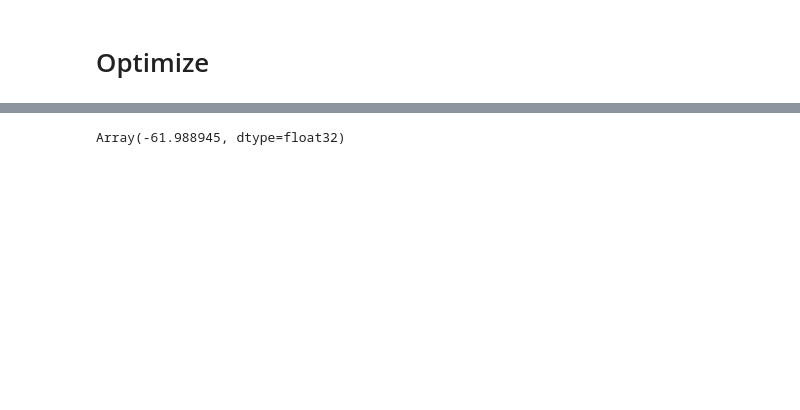
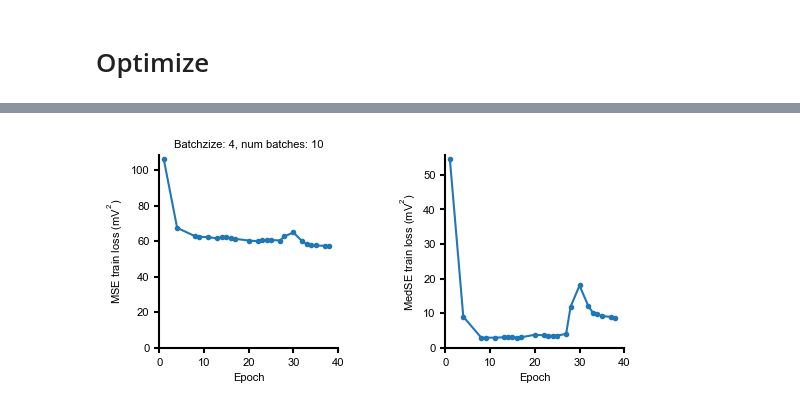
Before and after one commit to jaxleyverse/jaxley, a Jupyter notebook: notebooks/03_deep_network.ipynb, the cells around one changed output, grey strips where cells are left out. Cells and saved outputs as stored; diff of their text form; code cells hidden in the pictures; blank space fills up the shorter version.

```diff
--- a/notebooks/03_deep_network.ipynb
+++ b/notebooks/03_deep_network.ipynb
@@ -249,9 +289,17 @@ theta_syn = tf_syn.inverse(jnp.asarray([1.0] * len(conns)))
+# %%
+theta_membrane = tf.inverse(params_membrane)
+theta_syn = tf_syn.inverse(params_syn)
 # %%
 optimizer = optax.adam(learning_rate=1e-2)
 opt_state = optimizer.init((theta_membrane, theta_syn))
 # %%
-num_iter = 100
+all_epoch_losses = []
+all_batch_losses = []
+median_epoch_losses = []
+num_iter = 40
 for iter_ in range(num_iter):
+    train_loss = 0.0
+    train_losses = []
     for batch_stims, batch_targets in zip(stims_in_batches, targets_in_batches):
         loss, grad = vmaped_grad(
             theta_membrane,
@@ -260,17 +308,26 @@ for iter_ in range(num_iter):
             batch_targets,
         )
         loss = jnp.mean(loss, axis=0)
+        train_losses.append(loss)
+        train_loss += loss
         grad_membrane = jnp.mean(grad[0], axis=0)
         grad_synapse = jnp.mean(grad[1], axis=0)
 
         if jnp.any(jnp.isnan(grad_membrane)) or jnp.any(jnp.isnan(grad_synapse)):
-            print(f"iter {iter_}, loss {loss}, ============= skipping")
+            print(f"iter {iter_}, loss {loss}, ===== skipping")
             theta_membrane = theta_membrane.at[0, 0, 0].add(1e-3)
         else:
             print(f"iter {iter_}, loss {loss}")
             updates, opt_state = optimizer.update((grad_membrane, grad_synapse), opt_state)
             theta_membrane, theta_syn = optax.apply_updates((theta_membrane, theta_syn), updates)
 
+        all_batch_losses.append(loss)
+
+    print(f"=================== iter: {iter_}, Train loss: {train_loss}")
+    all_epoch_losses.append(train_loss / n_batches)
+    median_epoch_losses.append(np.median(train_losses))
+
+
 final_membrane = tf.forward(theta_membrane)
 final_syn = tf_syn.forward(theta_syn)
 # %% [output]
@@ -294,4 +351,26 @@ iter 99, loss 0.7802712321281433
-# %%
-jitted_sum_ode(opt_params)
-# %% [output]
-Array(-61.988945, dtype=float32)
+# %%
+x_epochs = np.arange(num_iter)
+condition = np.invert(np.isnan(all_epoch_losses))
+x_epochs = x_epochs[condition]
+losses_to_plot = np.asarray(all_epoch_losses)[condition]
+med_losses_to_plot = np.asarray(median_epoch_losses)[condition]
+# %%
+with mpl.rc_context(fname=".matplotlibrc"):
+    fig, ax = plt.subplots(1, 2, figsize=(6, 2.5))
+    _ = ax[0].plot(x_epochs, losses_to_plot)
+    _ = ax[0].scatter(x_epochs, losses_to_plot)
+    _ = ax[1].plot(x_epochs, med_losses_to_plot)
+    _ = ax[1].scatter(x_epochs, med_losses_to_plot)
+    for i in range(2):
+        _ = ax[i].set_xlim([0, num_iter])
+        _ = ax[i].set_xlabel("Epoch")
+    _ = ax[0].set_ylim([0, max(losses_to_plot) * 1.02])
+    _ = ax[1].set_ylim([0, max(med_losses_to_plot) * 1.02])
+    _ = ax[0].set_ylabel(r"MSE train loss ($mV^2$)")
+    _ = ax[1].set_ylabel(r"MedSE train loss ($mV^2$)")
+    _ = ax[0].set_title(f"Batchzize: {batchsize}, num batches: {n_batches}")
+    plt.subplots_adjust(wspace=0.6)
+    plt.savefig(f"../../results/train_loss_bigger_range_seed_{seed}.png", dpi=200, bbox_inches="tight")
+    plt.show()
+# %% [output]
+[figure, added]
```
Also changed, not shown: parts of 17 cells of this notebook, 1 other file.
